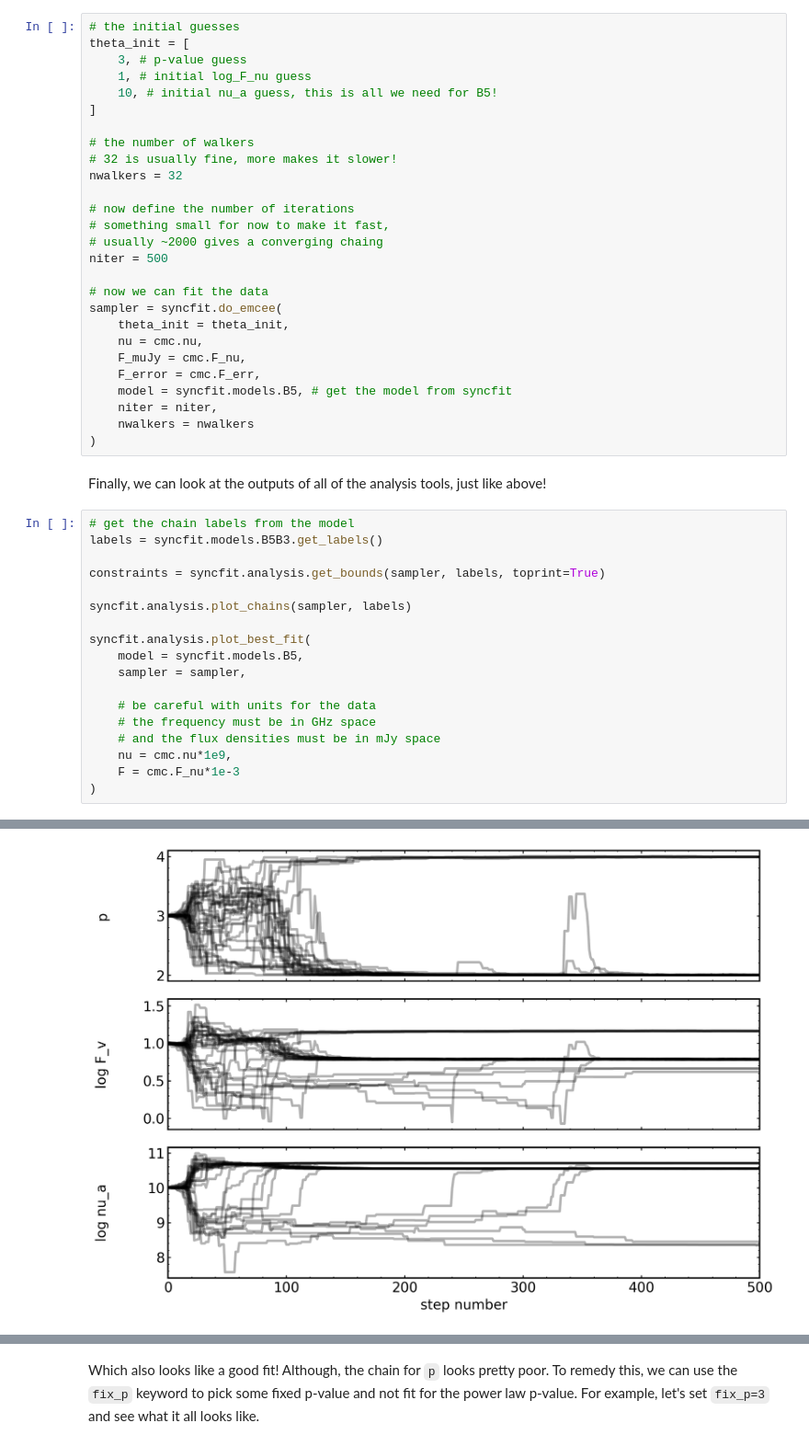
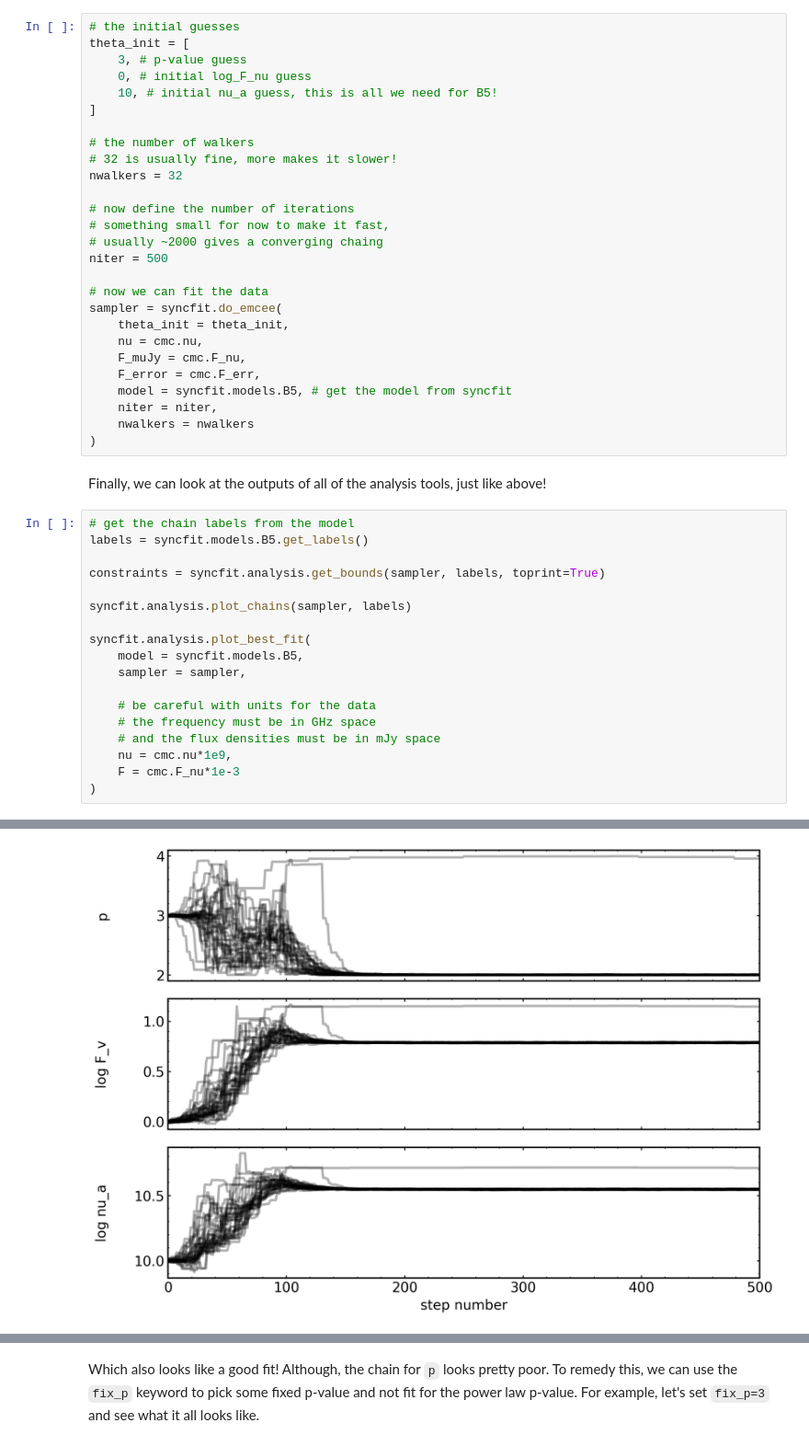
Before and after one commit to alexander-group/syncfit, a Jupyter notebook: docs/tutorials/1_fit_default_models.ipynb, the cells around one changed output, grey strips where cells are left out. Shown at 92% size. Saved outputs shown, nothing was run; the diff lists cells and outputs as text.

```diff
--- a/docs/tutorials/1_fit_default_models.ipynb
+++ b/docs/tutorials/1_fit_default_models.ipynb
@@ -159,7 +159,7 @@ To try to remedy the overfitting, let's repeat our analysis but with just a self
 # the initial guesses
 theta_init = [
     3, # p-value guess
-    1, # initial log_F_nu guess
+    0, # initial log_F_nu guess
     10, # initial nu_a guess, this is all we need for B5!
 ]
 
@@ -186,7 +186,7 @@ sampler = syncfit.do_emcee(
 Finally, we can look at the outputs of all of the analysis tools, just like above!
 # %%
 # get the chain labels from the model
-labels = syncfit.models.B5B3.get_labels()
+labels = syncfit.models.B5.get_labels()
 
 constraints = syncfit.analysis.get_bounds(sampler, labels, toprint=True)
 
@@ -209,4 +209,4 @@ syncfit.analysis.plot_best_fit(
-[figure, old version]
+[figure, new version]
 [figure]
 (<Figure size 800x800 with 1 Axes>, <Axes: >)
 # %% [markdown]
```
Also changed, not shown: parts of 8 cells of this notebook, 9 other files.
